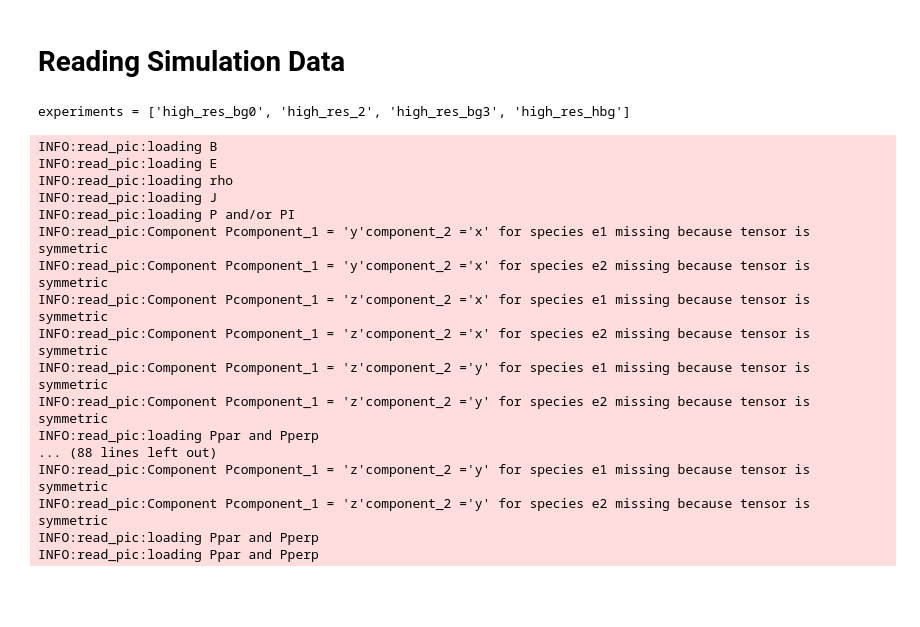
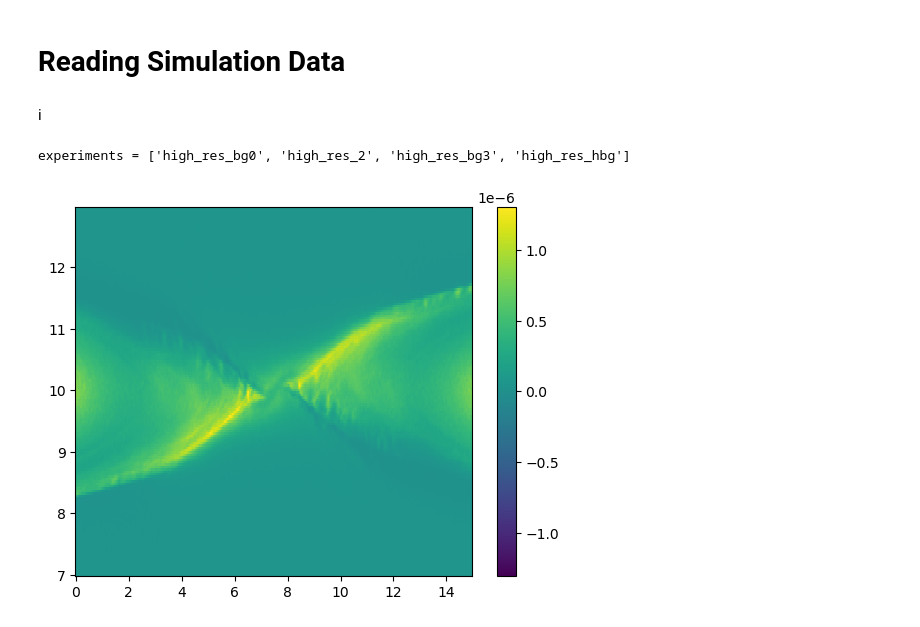
Before and after one commit to georgemilosh/closure, a Jupyter notebook: examples/read_PIC.ipynb, the cells around one changed output. Saved outputs shown, nothing was run; the diff lists cells and outputs as text; code cells hidden in the pictures; blank space fills up the shorter version.

Commit message:
fixing the bug with how same species are summed

```diff
--- a/examples/read_PIC.ipynb
+++ b/examples/read_PIC.ipynb
@@ -1,19 +1,23 @@
 # %% [markdown]
 # Reading Simulation Data
+# %% [markdown]
+i
 # %%
 import matplotlib.pyplot as plt
 import sys
 sys.path.append('../src/')
 import read_pic as rp
 import os
+
 # Fields to read.
-fields_to_read={"B":True,"B_ext":False,"divB":False,"E":True,"E_ext":False,"rho":True,"J":True,
-                "P":True,"PI":False,"Heat_flux":False,"N":False,"Qrem":False}
+fields_to_read={"B":True,"B_ext":True,"divB":True,"E":True,"E_ext":True,"rho":True,"J":True,
+                "P":True,"PI":True,"Heat_flux":True,"N":True,"Qrem":True, "EF":True}
 # Path of the folder containing the .h5 files to read.
-files_path="/Users/u0167590/github/closure/data/brecht/raw_data/" # "/users/cpa/francesc/share_dir/SW/data_small/" #"/users/cpa/francesc/share_dir/jincai/dat_FF2D07e/" #="/users/cpa/francesc/share_dir/nn/data/raw_data/"
-processed_files_path = "/Users/u0167590/github/closure/data/brecht/processed/"
+files_path="../../nn/data/raw_data/" # "/users/cpa/francesc/share_dir/SW/data_small/" #"/users/cpa/francesc/share_dir/jincai/dat_FF2D07e/" #="/users/cpa/francesc/share_dir/nn/data/raw_data/"
 experiments = [f.name for f in os.scandir(files_path) if f.is_dir()]
 print(f"{experiments = }")
 # Below we choose only initial time step just to view spatial distribution of the fields
+choose_times = [0] # if list specific timeshots are chosen, i.e. [0, 1, 5], otherwise choose_times = None
+#choose_species = ['e1',None,'e2',None] # the ones which have directive None will be ignored, the ones which have same name will be summed over
 # %% [output]
 experiments = ['high_res_bg0', 'high_res_2', 'high_res_bg3', 'high_res_hbg']
@@ -34,27 +24,9 @@ test.to_csv(f'{processed_files_path}/test.csv', index=False)
-# %%
-import importlib as imp
-import numpy as np
-imp.reload(rp)
-
-features, targets = rp.read_features_targets(files_path, filenames, fields_to_read,
-                                             request_features = ['Bmagn', 'Emagn', ['rho','e'], ['Vmagn','e']],
-                                  request_targets =[['Ppar','e'], ['Pperp','e']],
-                                choose_species=['e',None,'e',None],choose_x=[0,384], choose_y=[179,333], dtype = np.float32, verbose=True)
-# %% [output]
-INFO:read_pic:loading B
-INFO:read_pic:loading E
-INFO:read_pic:loading rho
-INFO:read_pic:loading J
-INFO:read_pic:loading P and/or PI
-INFO:read_pic:Component Pcomponent_1 = 'y'component_2 ='x' for species e1 missing because tensor is symmetric
-INFO:read_pic:Component Pcomponent_1 = 'y'component_2 ='x' for species e2 missing because tensor is symmetric
-INFO:read_pic:Component Pcomponent_1 = 'z'component_2 ='x' for species e1 missing because tensor is symmetric
-INFO:read_pic:Component Pcomponent_1 = 'z'component_2 ='x' for species e2 missing because tensor is symmetric
-INFO:read_pic:Component Pcomponent_1 = 'z'component_2 ='y' for species e1 missing because tensor is symmetric
-INFO:read_pic:Component Pcomponent_1 = 'z'component_2 ='y' for species e2 missing because tensor is symmetric
-INFO:read_pic:loading Ppar and Pperp
-... (88 lines left out)
-INFO:read_pic:Component Pcomponent_1 = 'z'component_2 ='y' for species e1 missing because tensor is symmetric
-INFO:read_pic:Component Pcomponent_1 = 'z'component_2 ='y' for species e2 missing because tensor is symmetric
-INFO:read_pic:loading Ppar and Pperp
-INFO:read_pic:loading Ppar and Pperp
+# %%
+data, X, Y, qom = rp.get_experiments(experiments, files_path, fields_to_read, choose_species=['e1','i1','e2','i2'], choose_times=[3],choose_x=[0,384], choose_y=[179,333], verbose=False)
+# %%
+EFx = data['high_res_hbg']['Ppar']['e1']+data['high_res_hbg']['Ppar']['e2']
+plt.pcolormesh(X, Y, EFx, cmap='viridis', vmax=EFx.max(), vmin=-EFx.max())
+plt.colorbar()
+plt.show()
+# %% [output]
+[figure, added]
```
Also changed, not shown: parts of 13 cells of this notebook, 5 other files.
